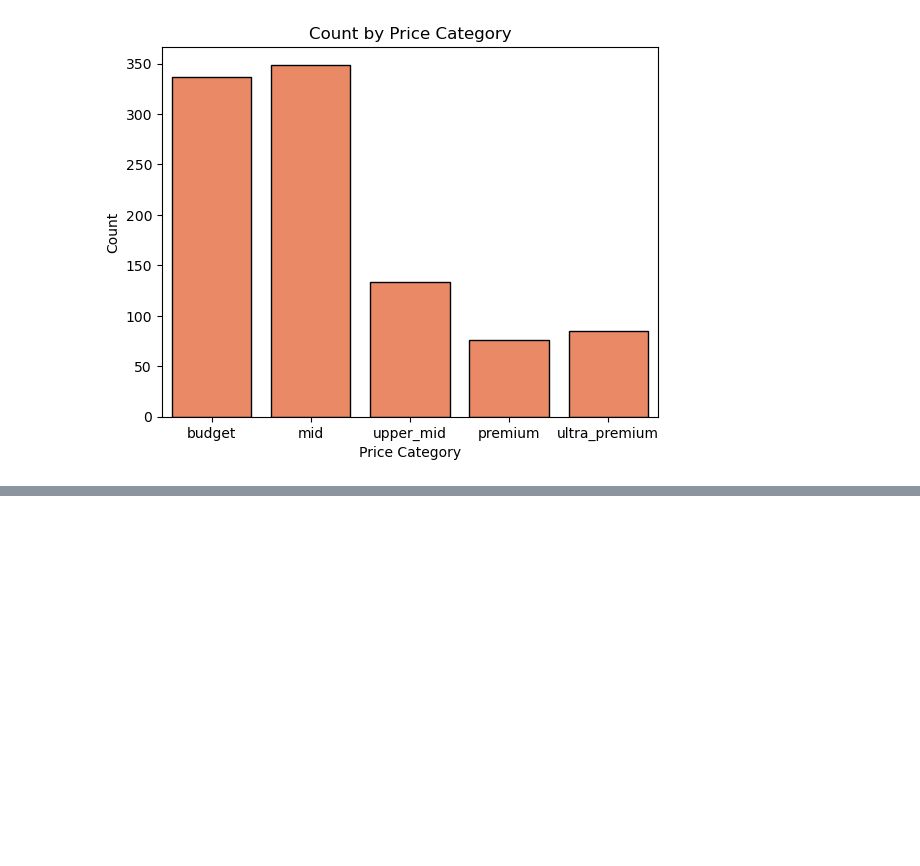
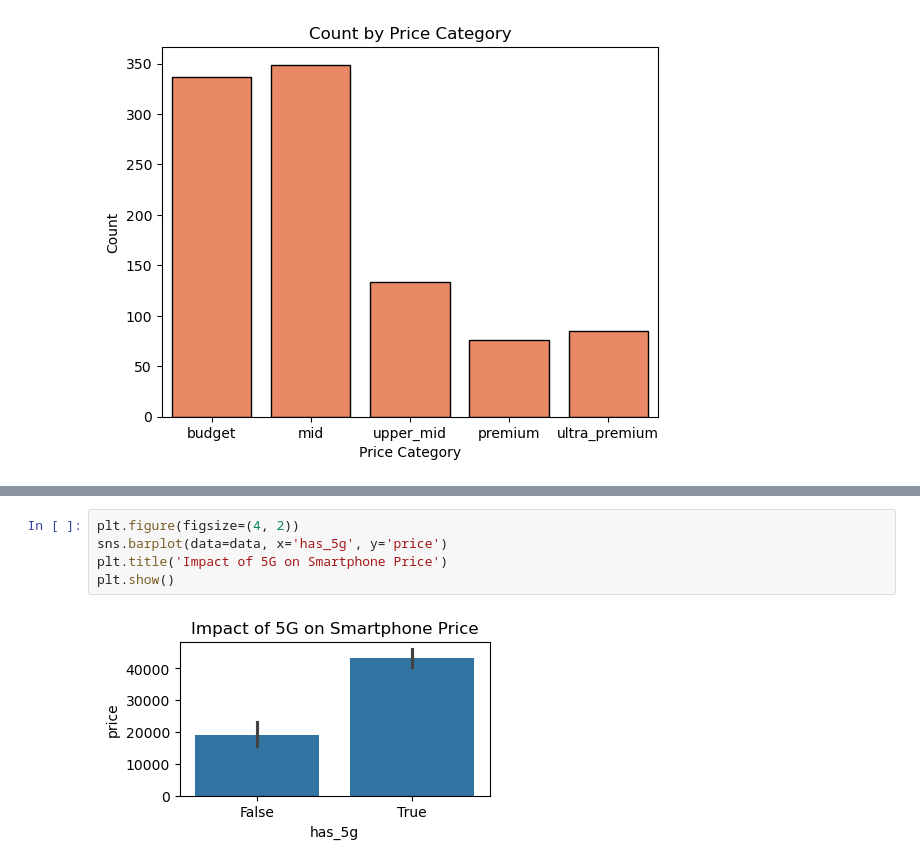
Before and after one commit to mhdxshahiq/smartphone_data_analysis, a Jupyter notebook: project.ipynb, the cells around one changed output, grey strips where cells are left out. Saved outputs shown, nothing was run; the diff lists cells and outputs as text; blank space fills up the shorter version.

```diff
--- a/project.ipynb
+++ b/project.ipynb
@@ -174,0 +193,7 @@ plt.show()
+# %%
+plt.figure(figsize=(4, 2))
+sns.barplot(data=data, x='has_5g', y='price')
+plt.title('Impact of 5G on Smartphone Price')
+plt.show()
+# %% [output]
+[figure, added]
```
Also changed, not shown: parts of 13 cells of this notebook.
